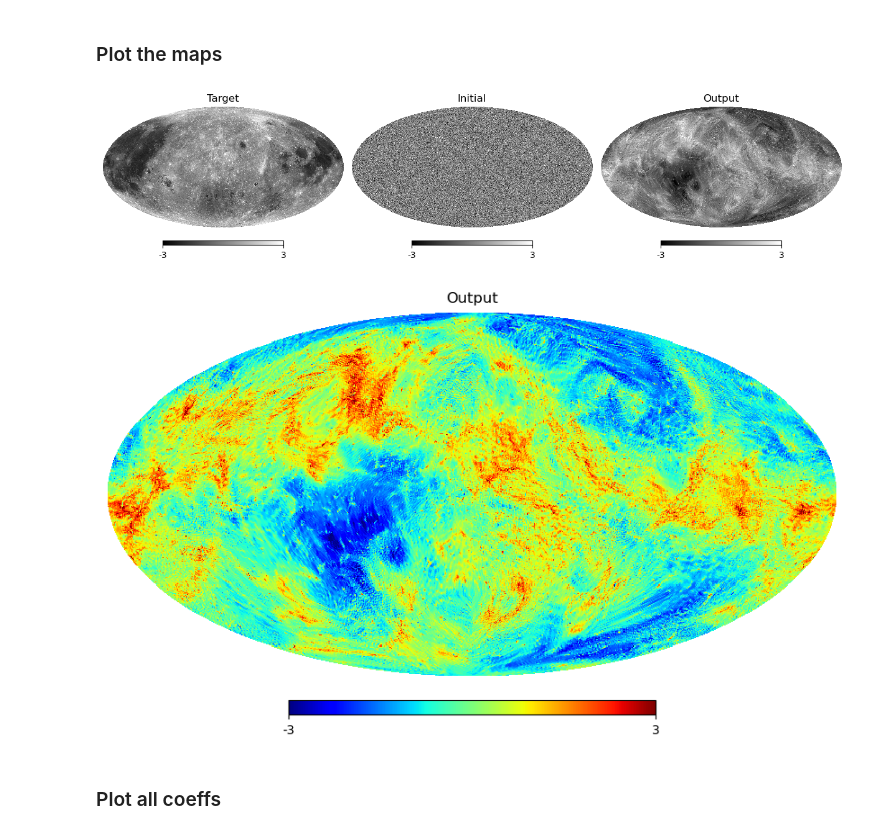
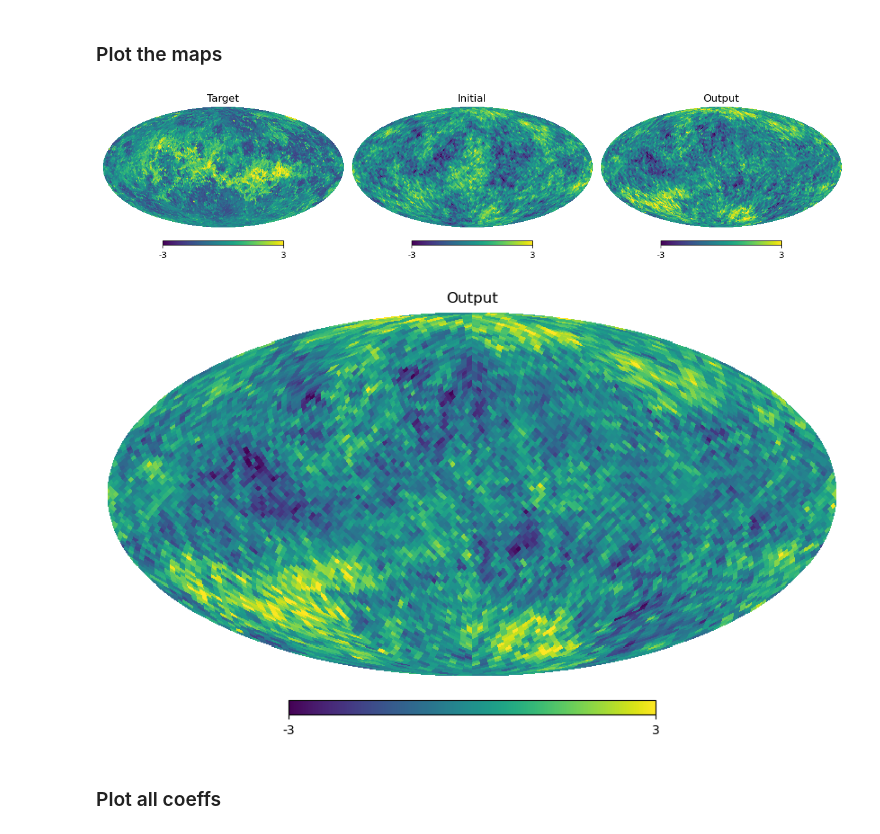
Before and after one commit to mousset/Scat_with_foscat, a Jupyter notebook: Notebooks/Scatcov_synthesis_test.ipynb, the cells around one changed output. Cells and saved outputs as stored; diff of their text form; code cells hidden in the pictures.

Commit message:
make a script to run simple synthesis and a notebook to plot the outputs

```diff
--- a/Notebooks/Scatcov_synthesis_test.ipynb
+++ b/Notebooks/Scatcov_synthesis_test.ipynb
@@ -32,9 +32,8 @@ nout = 256  # NSIDE
 # %%
 ##### TARGET MAP: Choose between a Gaussian or a non Gaussian field
 #tmap = sphlib.make_hpx_sky(nside=nout, sky_type='cmb', normalize=True, nest=True)  # CMB
-tmap = sphlib.make_hpx_planet(nside=nout, planet='moon', interp=True, normalize=True, nest=True,
-                              dirmap='/obs/lmousset/projet/Spherical_wavelets/texture_maps')  # Venus
+tmap = sphlib.make_hpx_planet(nside=nout, planet='venus', interp=True, normalize=True, nest=True)  # Venus
 
 # Plot the healpix map
 plt.figure(figsize=(10, 6))
-hp.mollview(tmap, cmap='jet', nest=True, title='Target', min=-3, max=3)
+hp.mollview(tmap, cmap='viridis', nest=True, title='Target', min=-3, max=3)  # viridis, inferno, plasma, magma
@@ -43,12 +46,12 @@ hp.mollview(tmap, cmap='jet', nest=True, title='Target', min=-3, max=3)
 # %%
 reload(sc)
 scat_op = sc.funct(NORIENT=3,   # define the number of wavelet orientation
-                   KERNELSZ=5,  # define the kernel size (here 5x5)
+                   KERNELSZ=3,  # define the kernel size (here 5x5)
                    OSTEP=-1,     # get very large scale (nside=1)
                    LAMBDA=1.,
                    TEMPLATE_PATH=scratch_path,
                    slope=1.,
-                   use_R_format=False,
+                   use_R_format=True,
                    all_type='float32')
 # %% [output]
 ================================================
@@ -109,15 +121,19 @@ sy = synthe.Synthesis([loss])
 # %%
 ### Initial condition MAP
 # Fix the seed
-# np.random.seed(42)
+np.random.seed(42)
+
+# Gaussian noise with the target PS
+cl = hp.anafast(hp.reorder(tmap, n2r=True))
+imap = hp.reorder(hp.synfast(cl, nout), r2n=True)
 
 # Make white gaussian noise
-imap = np.random.randn(12*nout*nout)
+# imap = np.random.randn(12*nout*nout)
 # %%
 ### Run the synthesis
 omap = sy.run(imap,
               DECAY_RATE=0.9998,
-              NUM_EPOCHS = 2000,
+              NUM_EPOCHS = 30,
               LEARNING_RATE = 0.03,
               EPSILON = 1E-16)
 # %% [output]
@@ -157,15 +160,15 @@ oP00 = ocoeff.P00.numpy().squeeze()
 ### Plot the maps
 # %%
 plt.figure(figsize=(12, 4))
-hp.mollview(tmap, cmap='gray', hold=False, sub=(1, 3, 1), nest=True, title='Target', min=-3, max=3)
-hp.mollview(imap, cmap='gray', hold=False, sub=(1, 3, 2), nest=True, title='Initial', min=-3, max=3)
-hp.mollview(omap.numpy(), cmap='gray', hold=False, sub=(1, 3, 3), nest=True, title='Output', min=-3, max=3)
+hp.mollview(tmap, cmap='viridis', hold=False, sub=(1, 3, 1), nest=True, title='Target', min=-3, max=3)
+hp.mollview(imap, cmap='viridis', hold=False, sub=(1, 3, 2), nest=True, title='Initial', min=-3, max=3)
+hp.mollview(omap.numpy(), cmap='viridis', hold=False, sub=(1, 3, 3), nest=True, title='Output', min=-3, max=3)
 # %% [output]
-[figure, old version]
+[figure, new version]
 # %%
-hp.mollview(omap.numpy(), cmap='jet', hold=False, nest=True, title='Output', min=-3, max=3)
+hp.mollview(omap.numpy(), cmap='viridis', hold=False, nest=True, title='Output', min=-3, max=3)
 # %% [output]
-[figure, old version]
+[figure, new version]
 # %% [markdown]
 ### Plot all coeffs
 # %%
```
Also changed, not shown: parts of 12 cells of this notebook, 2 other files.
